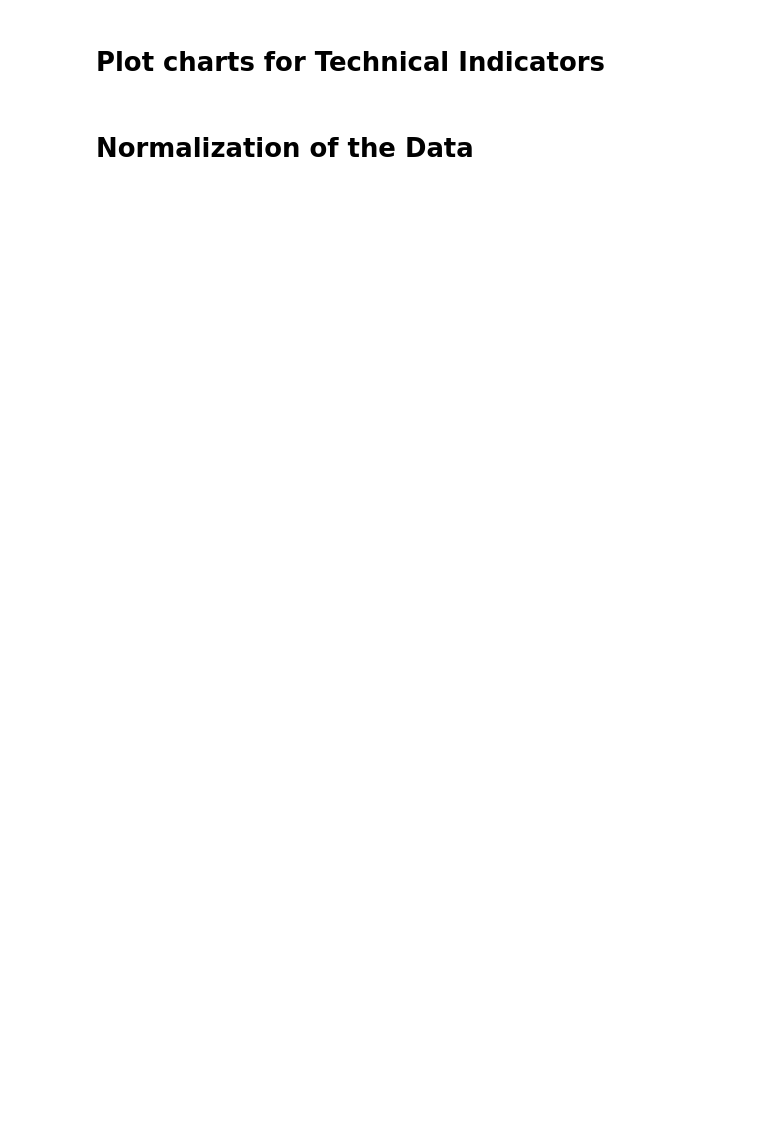
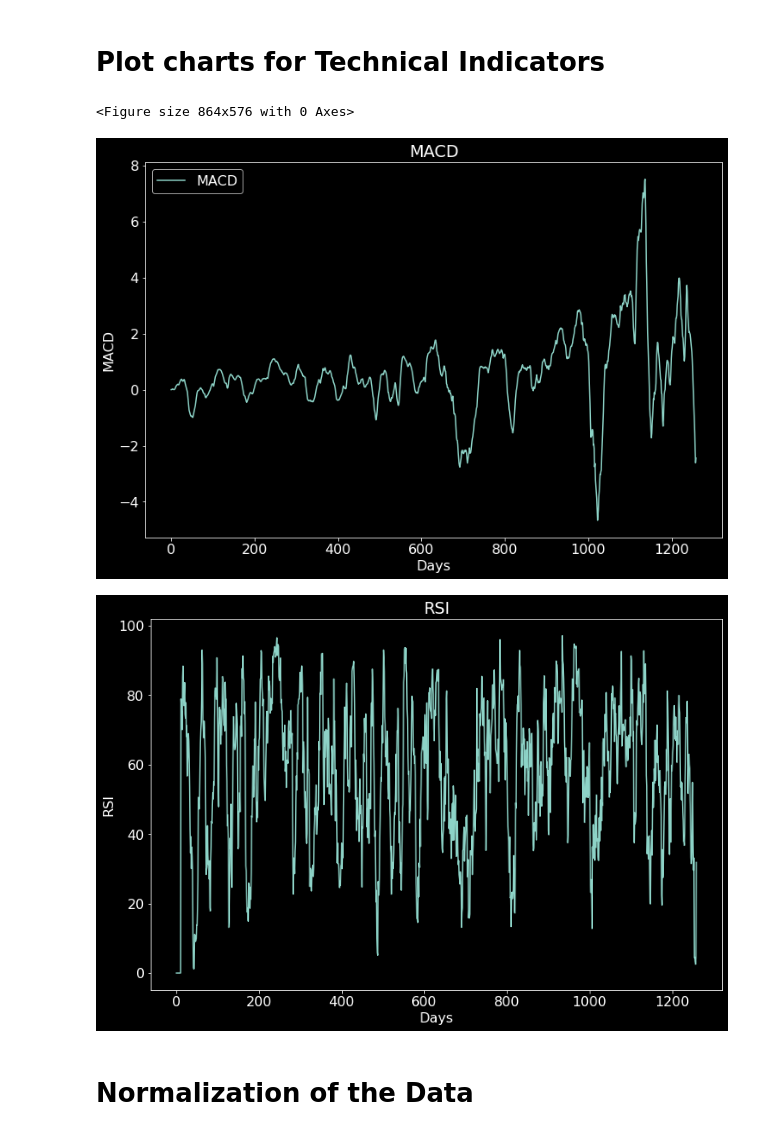
Before and after one commit to Olivia-Feldman/DLStockPrectionCNNModel-, a Jupyter notebook: sources/stock_predictor_cnn.ipynb, the cells around one changed output. Cells and saved outputs as stored; diff of their text form; code cells hidden in the pictures; blank space fills up the shorter version.

```diff
--- a/sources/stock_predictor_cnn.ipynb
+++ b/sources/stock_predictor_cnn.ipynb
@@ -341,12 +356,16 @@ KeyError: ignored
 # %%
 def plot_indicators(df, columns, yTitle, xTitle):
     plt.figure()
     ax = df[columns].plot(title=yTitle)
     ax.set_xlabel(xTitle)
     ax.set_ylabel(yTitle)
 
-plot_indicators(df, ['MACD', "Signal Line"], "MACD", "Days")
+plot_indicators(df, ['MACD'], "MACD", "Days")
 plot_indicators(df, "RSI", "RSI", "Days")
+# %% [output]
+<Figure size 864x576 with 0 Axes>
+[figure, added]
+[figure, added]
 # %% [markdown]
 # Normalization of the Data
 # %%
```
Also changed, not shown: parts of 8 cells of this notebook.
